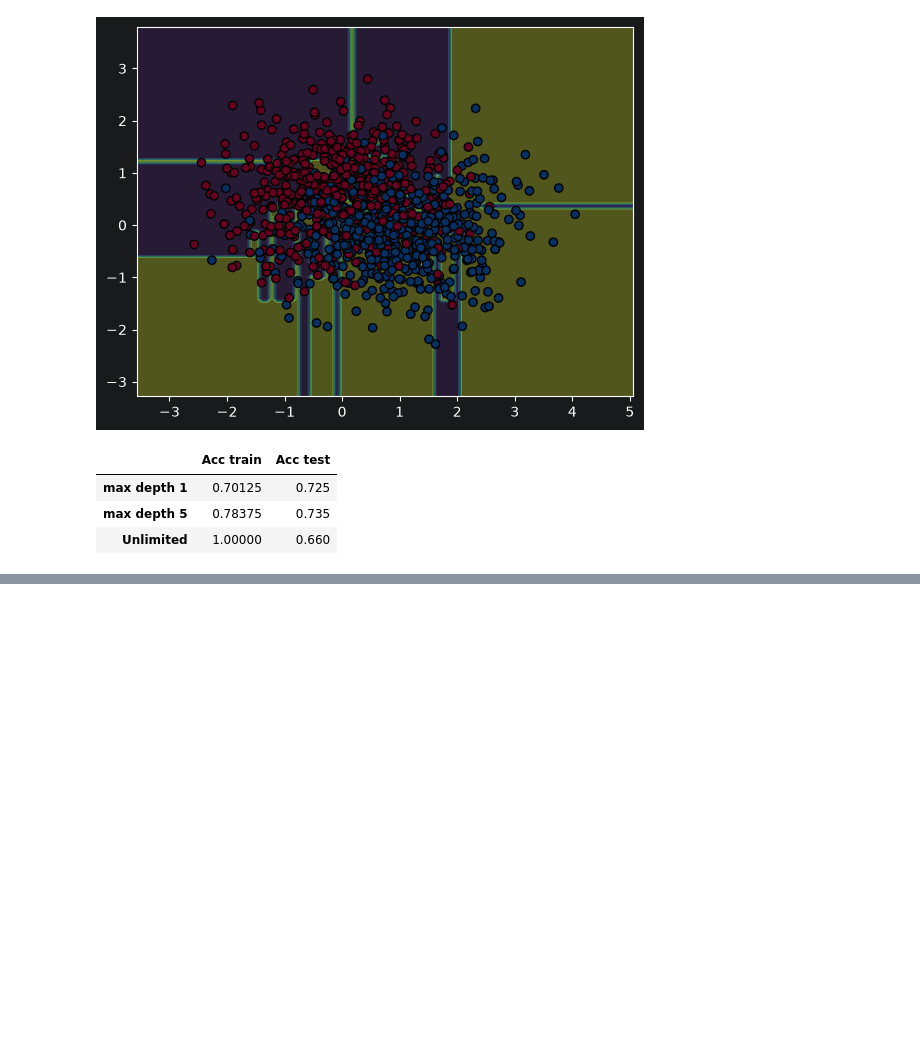
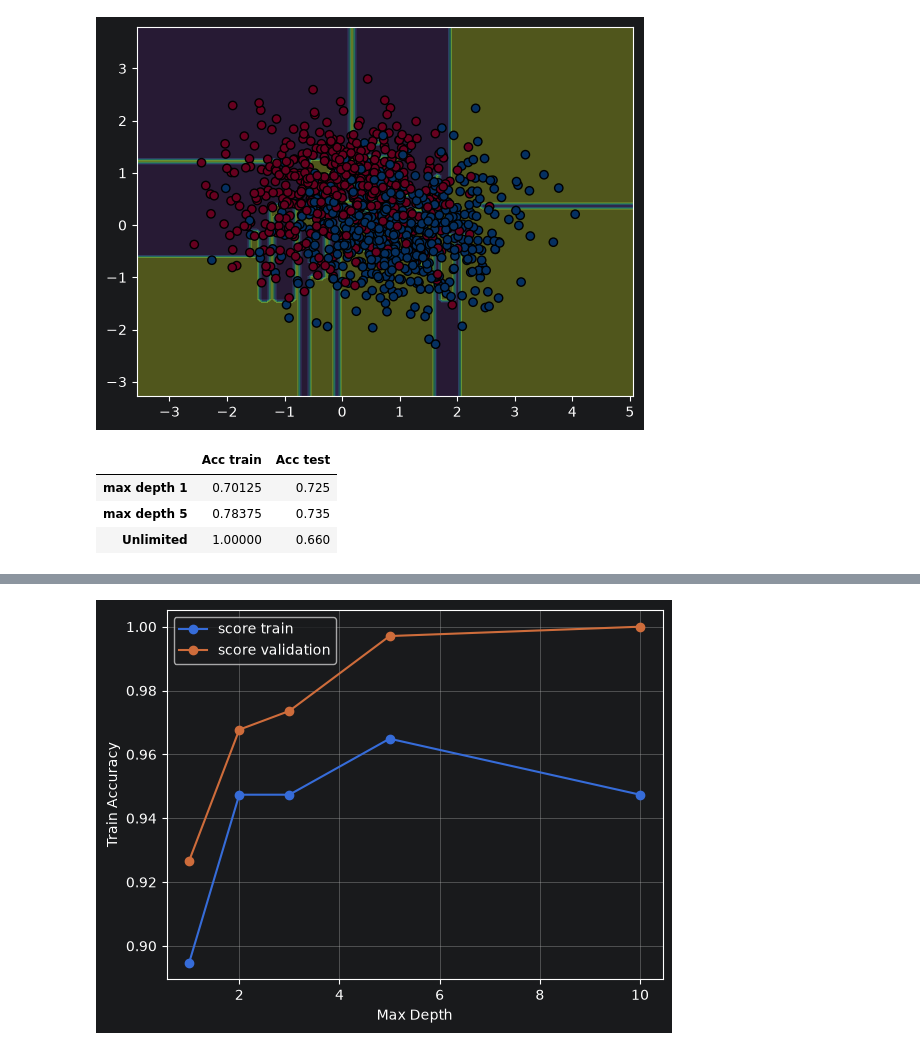
Before and after one commit to mrpanigale/Maktab-AI-145, a Jupyter notebook: CWs/week7/cw_w7_3.ipynb, the cells around one changed output, grey strips where cells are left out. Saved outputs shown, nothing was run; the diff lists cells and outputs as text; code cells hidden in the pictures; blank space fills up the shorter version.

```diff
--- a/CWs/week7/cw_w7_3.ipynb
+++ b/CWs/week7/cw_w7_3.ipynb
@@ -246,0 +256,3 @@ acc_nolimit_test: 0.66
+# %%
+load_cancer = load_breast_cancer(as_frame=True).frame
+load_cancer.head()
@@ -246,0 +267,15 @@ acc_nolimit_test: 0.66
+# %%
+X_train,X_test,y_train,y_test = train_test_split(load_cancer.iloc[:,:-1],load_cancer.iloc[:,-1],test_size=0.2,random_state=42,stratify=load_cancer.iloc[:,-1])
+X_train,X_valid,y_train,y_valid = train_test_split(X_train, y_train, test_size=0.25,random_state=42,stratify=y_train)
+# %%
+tree_1 = DecisionTreeClassifier(max_depth=1)
+tree_1.fit(X_train, y_train)
+tree_2 = DecisionTreeClassifier(max_depth=2)
+tree_2.fit(X_train, y_train)
+tree_3 = DecisionTreeClassifier(max_depth=3)
+tree_3.fit(X_train, y_train)
+tree_5 =DecisionTreeClassifier(max_depth=5)
+tree_5.fit(X_train, y_train)
+tree_10 =DecisionTreeClassifier(max_depth=10)
+tree_10.fit(X_train, y_train)
+tree_free = DecisionTreeClassifier()
@@ -246,0 +333,34 @@ acc_nolimit_test: 0.66
+# %%
+results_df = pd.DataFrame(
+    {
+        "train_accuracy": [
+            acc_train_1,
+            acc_train_2,
+            acc_train_3,
+            acc_train_5,
+            acc_train_10,
+        ],
+        "validation_accuracy": [
+            acc_validation_1,
+            acc_validation_2,
+            acc_validation_3,
+            acc_validation_5,
+            acc_validation_10,
+        ],
+        "max_depth":[1, 2, 3, 5, 10]
+    }
+)
+
+plt.plot(results_df["max_depth"],results_df["validation_accuracy"],marker="o",label="score train")
+plt.ylabel("Validation Accuracy")
+plt.xlabel("Max Depth")
+plt.plot(results_df["max_depth"],results_df["train_accuracy"],marker="o",label="score validation")
+plt.ylabel("Training Accuracy")
+plt.xlabel("Max Depth")
+plt.ylabel("Train Accuracy")
+plt.xlabel("Max Depth")
+plt.grid()
+plt.legend()
+plt.show()
+# %% [output]
+[figure, added]
```
Also changed, not shown: parts of 6 cells of this notebook.
